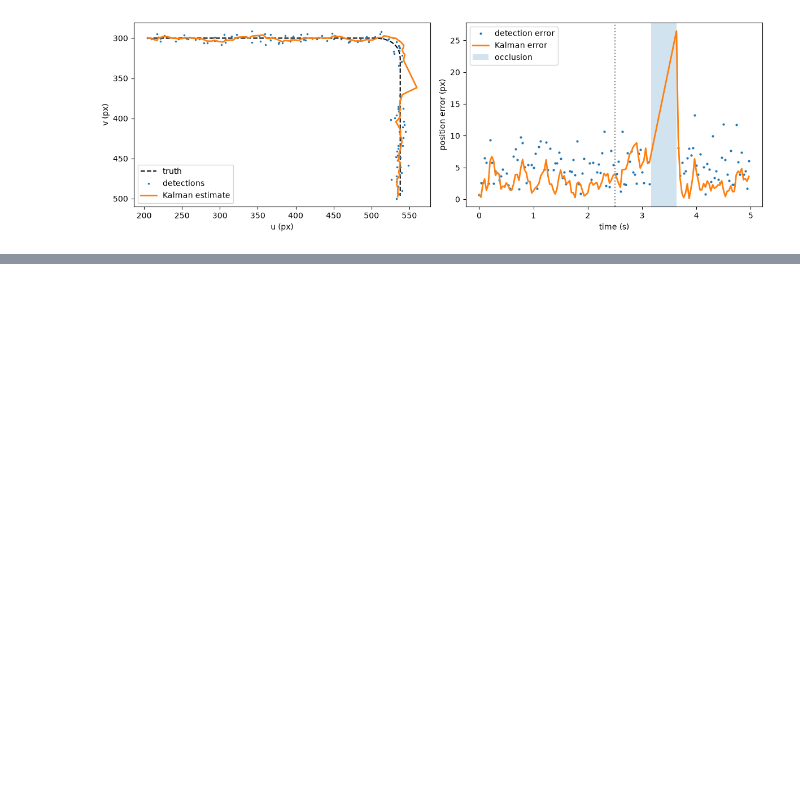
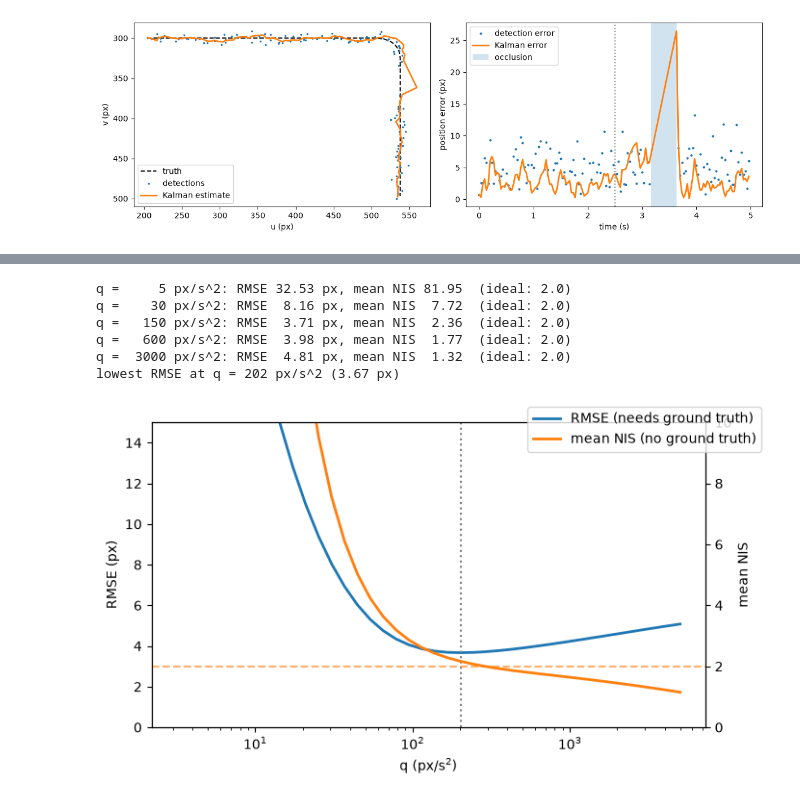
Before and after one commit to Ali-Haider-NSU/kalman-mot-tracking, a Jupyter notebook: notebooks/practice_kalman_mot.ipynb, the cells around one changed output, grey strips where cells are left out. Saved outputs shown, nothing was run; the diff lists cells and outputs as text; code cells hidden in the pictures; blank space fills up the shorter version.

Commit message:
Practice: worked example 4 – tuning Q with the NIS

```diff
--- a/notebooks/practice_kalman_mot.ipynb
+++ b/notebooks/practice_kalman_mot.ipynb
@@ -126,0 +129,42 @@ velocity at the end: (-3.0, 96.4) px/s, true (0.0, 90.0)
+# %%
+def run_filter(q, r_assumed=4.0):
+    """Run the Example 3 filter with acceleration noise q; return RMSE and mean NIS."""
+    F, H, Q, R = constant_velocity_model(dt, q=q, r=r_assumed)
+    kf = KalmanFilter(F, H, Q, R, x0=np.r_[meas[0], 0, 0], P0=np.diag([16, 16, 1e4, 1e4]))
+    out, nis = [kf.x[:2].copy()], []
+    for k in range(1, n):
+        kf.predict()
+        if not missed[k]:
+            y, S_ = kf.update(meas[k])
+            nis.append(y @ np.linalg.inv(S_) @ y)    # normalised innovation squared
+        out.append(kf.x[:2].copy())
+    e = np.array(out)[ok] - truth[ok]
+    return np.sqrt(np.mean(np.sum(e**2, axis=1))), np.mean(nis[10:])   # skip start-up
+
+for q in [5, 30, 150, 600, 3000]:
+    rmse, nis = run_filter(q)
+    print(f"q = {q:5d} px/s^2: RMSE {rmse:5.2f} px, mean NIS {nis:5.2f}  (ideal: 2.0)")
+
+# ---------- full sweep: RMSE (needs truth) vs NIS (does not) ----------
+qs = np.logspace(0.5, 3.7, 40)                       # q from about 3 to 5000
+res = np.array([run_filter(q) for q in qs])
+best = qs[np.argmin(res[:, 0])]
+print(f"lowest RMSE at q = {best:.0f} px/s^2 ({res[:, 0].min():.2f} px)")
+
+fig, ax1 = plt.subplots(figsize=(7, 4))
+ax1.semilogx(qs, res[:, 0], lw=2, label="RMSE (needs ground truth)")
+ax1.set_xlabel("q (px/s$^2$)"); ax1.set_ylabel("RMSE (px)"); ax1.set_ylim(0, 15)
+ax2 = ax1.twinx()
+ax2.semilogx(qs, res[:, 1], lw=2, color="tab:orange", label="mean NIS (no ground truth)")
+ax2.axhline(2.0, ls="--", color="tab:orange", alpha=0.6)
+ax2.set_ylabel("mean NIS"); ax2.set_ylim(0, 10)
+ax1.axvline(best, ls=":", color="gray")
+fig.legend(loc="upper right"); plt.tight_layout(); plt.show()
+# %% [output]
+q =     5 px/s^2: RMSE 32.53 px, mean NIS 81.95  (ideal: 2.0)
+q =    30 px/s^2: RMSE  8.16 px, mean NIS  7.72  (ideal: 2.0)
+q =   150 px/s^2: RMSE  3.71 px, mean NIS  2.36  (ideal: 2.0)
+q =   600 px/s^2: RMSE  3.98 px, mean NIS  1.77  (ideal: 2.0)
+q =  3000 px/s^2: RMSE  4.81 px, mean NIS  1.32  (ideal: 2.0)
+lowest RMSE at q = 202 px/s^2 (3.67 px)
+[figure, added]
```
Also changed, not shown: parts of 1 cell of this notebook.
